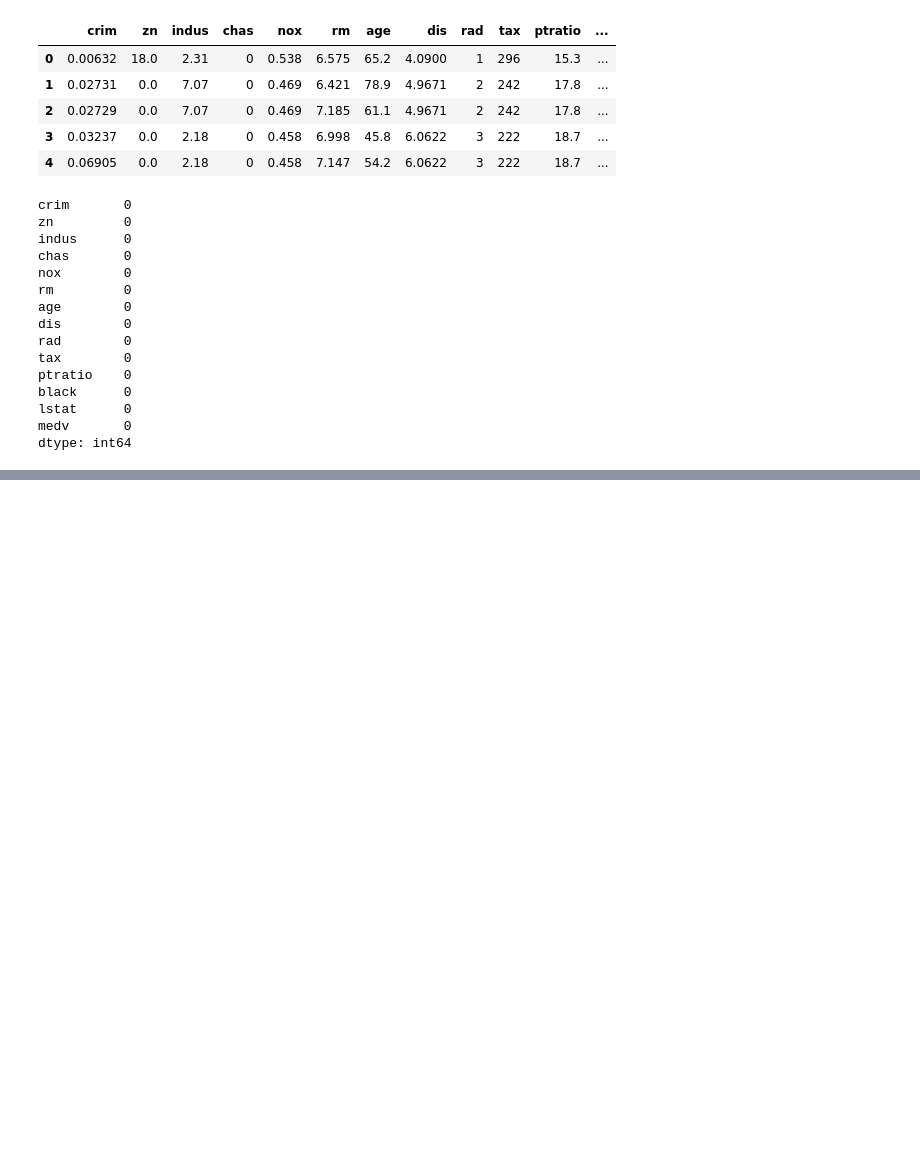
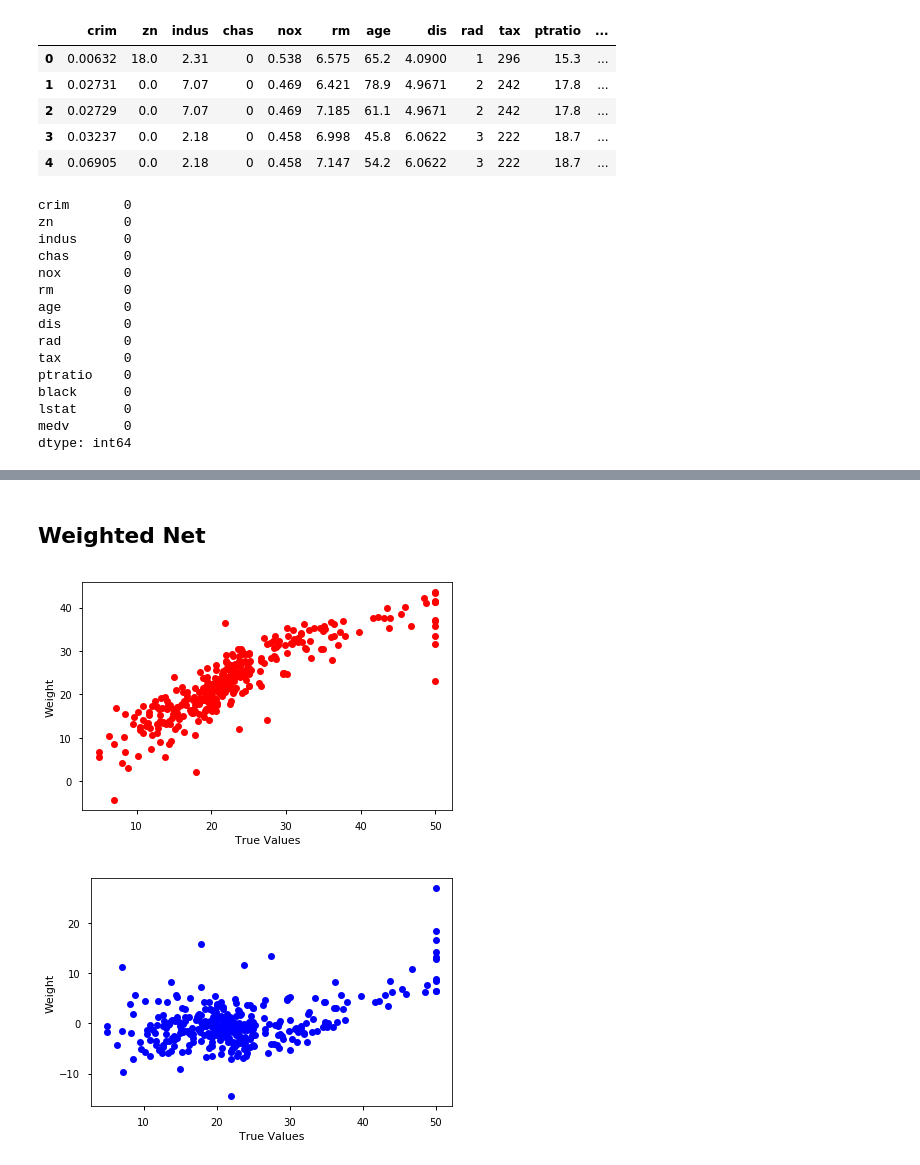
Before and after one commit to OrangeWong/weighted_elastic_net, a Jupyter notebook: Weighted_elastic_net.ipynb, the cells around one changed output, grey strips where cells are left out. Drawn from its saved outputs; the diff is of its cells as text; code cells hidden in the pictures; blank space fills up the shorter version.

```diff
--- a/Weighted_elastic_net.ipynb
+++ b/Weighted_elastic_net.ipynb
@@ -122,0 +179,32 @@ array([ -7.44212451,   0.67029348,  -1.54704442,  20.10449748,
+# %% [markdown]
+## Weighted Net
+# %%
+from sklearn.linear_model import LinearRegression
+
+# calculate the weight
+reg = LinearRegression()
+reg.fit(X_train, y_train)
+y_predict_reg = reg.predict(X_train)
+
+# plot the results
+plot_dims = (6, 4)
+fig, ax = plt.subplots(figsize=plot_dims)
+plt.plot(y_train, y_predict_reg, 'ro')
+ax.set_ylabel('Weight')
+ax.set_xlabel('True Values')
+plt.tight_layout()
+plt.show()
+plt.close()
+
+# plot the results
+plot_dims = (6, 4)
+fig, ax = plt.subplots(figsize=plot_dims)
+plt.plot(y_train, y_train - y_predict_reg, 'bo')
+ax.set_ylabel('Weight')
+ax.set_xlabel('True Values')
+plt.tight_layout()
+plt.show()
+plt.close()
+# %% [output]
+[figure, added]
+[figure, added]
```
Also changed, not shown: parts of 30 cells of this notebook.
